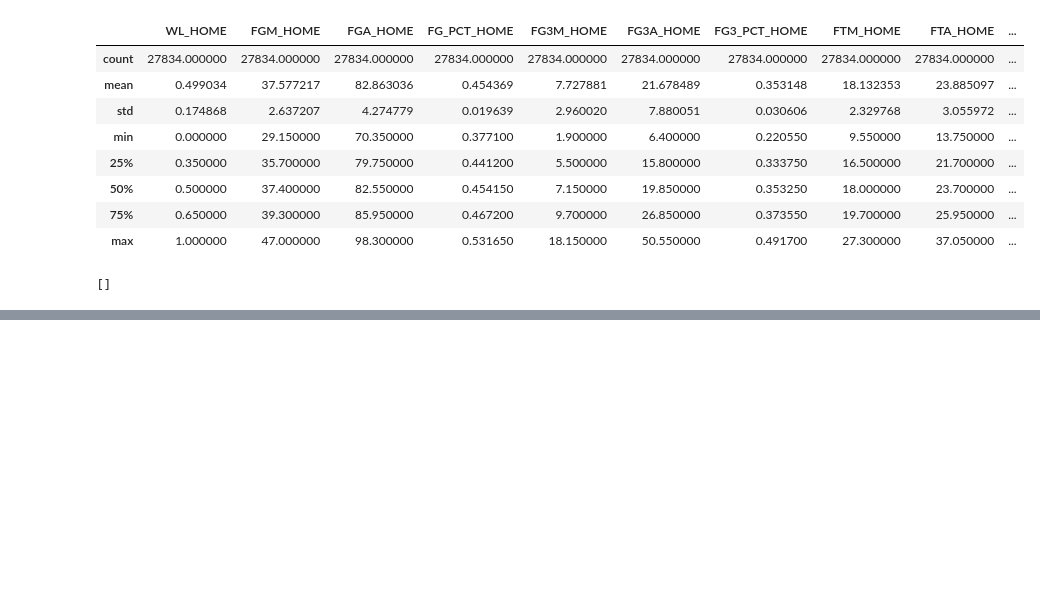
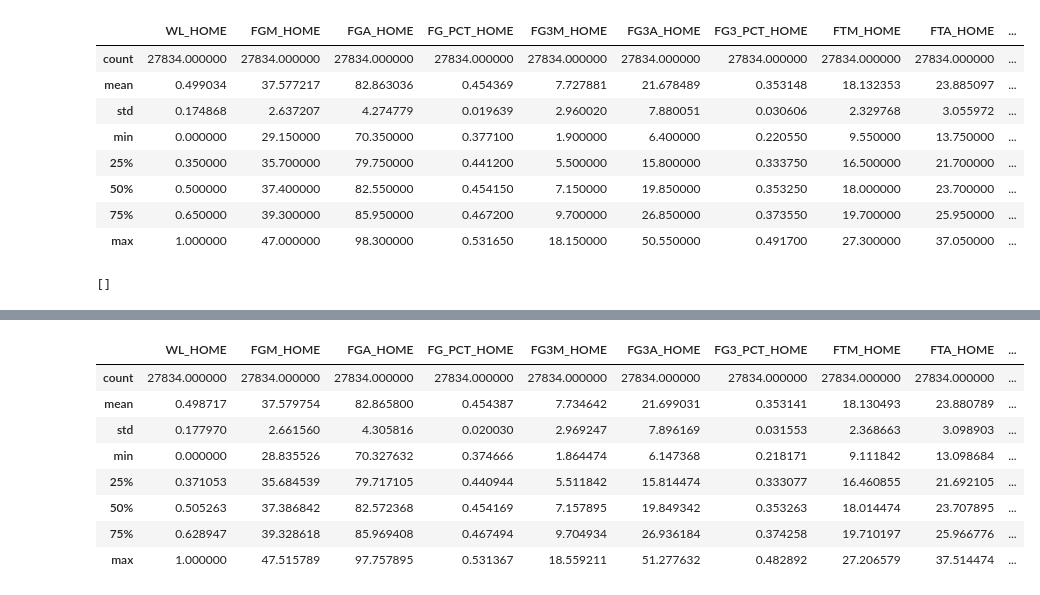
Before and after one commit to jnshzk/nba_beating_the_spread, a Jupyter notebook: data_preprocessing.ipynb, the cells around one changed output, grey strips where cells are left out. Saved outputs shown, nothing was run; the diff lists cells and outputs as text; code cells hidden in the pictures; blank space fills up the shorter version.

Commit message:
added code for weighted average df

```diff
--- a/data_preprocessing.ipynb
+++ b/data_preprocessing.ipynb
@@ -338,3 +338,44 @@ check_missing_vals(moving_average_df)
 []
 # %%
 moving_average_df.to_csv('moving_average_df.csv')
+# %%
+#turn each row's stats into weighted average of last n games
+n = 20
+non_metric_cols = set(['SEASON', 'TEAM_ID_HOME', 'GAME_ID', 'GAME_DATE', 'TEAM_CITY_HOME', 'TEAM_ID_AWAY','TEAM_CITY_AWAY', 'SPREAD'])
+metric_cols = set(team_boxscores_df.columns) - non_metric_cols
+
+weights = np.linspace(1.5, 0.5, n)
+weighted_average_df = pd.DataFrame(columns=team_boxscores_df.columns)
+
+for i, row in tqdm(team_boxscores_df.iterrows()):
+    game_date = row['GAME_DATE']
+    home_team = row['TEAM_ID_HOME']
+    away_team = row['TEAM_ID_AWAY']
+
+    home_team_temp_df = team_boxscores_temp_df[(team_boxscores_temp_df['TEAM_ID']==home_team) &
+                                               (team_boxscores_temp_df['GAME_DATE']<game_date)].copy()
+    away_team_temp_df = team_boxscores_temp_df[(team_boxscores_temp_df['TEAM_ID']==away_team) &
+                                               (team_boxscores_temp_df['GAME_DATE']<game_date)].copy()
+
+    if len(home_team_temp_df)<n or len(away_team_temp_df)<n:
+        continue
+
+    home_team_temp_df.sort_values(by='GAME_DATE', ascending=False, inplace=True)
+    away_team_temp_df.sort_values(by='GAME_DATE', ascending=False, inplace=True)
+
+    home_team_temp_df = home_team_temp_df.iloc[:n].copy()
+    away_team_temp_df = away_team_temp_df.iloc[:n].copy()
+
+    new_row = defaultdict()
+    for col in team_boxscores_df.columns:
+        if col in non_metric_cols:
+            new_row[col] = row[col]
+        elif col[-4:]=='HOME':
+            new_row[col] = np.average(home_team_temp_df[col[:-5]], weights=weights)
+            #new_row[col] = home_team_temp_df[col[:-5]].mean()
+        elif col[-4:]=='AWAY':
+            new_row[col] = np.average(away_team_temp_df[col[:-5]], weights=weights)
+            #new_row[col] = away_team_temp_df[col[:-5]].mean()
+    weighted_average_df = weighted_average_df.append(new_row, ignore_index=True)
+
+weighted_average_df.head()
@@ -340,0 +389,12 @@ moving_average_df.to_csv('moving_average_df.csv')
+# %%
+weighted_average_df.describe()
+# %% [output]
+|  | WL_HOME | FGM_HOME | FGA_HOME | FG_PCT_HOME | FG3M_HOME | FG3A_HOME | FG3_PCT_HOME | FTM_HOME | FTA_HOME | ... |
+| count | 27834.000000 | 27834.000000 | 27834.000000 | 27834.000000 | 27834.000000 | 27834.000000 | 27834.000000 | 27834.000000 | 27834.000000 | ... |
+| mean | 0.498717 | 37.579754 | 82.865800 | 0.454387 | 7.734642 | 21.699031 | 0.353141 | 18.130493 | 23.880789 | ... |
+| std | 0.177970 | 2.661560 | 4.305816 | 0.020030 | 2.969247 | 7.896169 | 0.031553 | 2.368663 | 3.098903 | ... |
+| min | 0.000000 | 28.835526 | 70.327632 | 0.374666 | 1.864474 | 6.147368 | 0.218171 | 9.111842 | 13.098684 | ... |
+| 25% | 0.371053 | 35.684539 | 79.717105 | 0.440944 | 5.511842 | 15.814474 | 0.333077 | 16.460855 | 21.692105 | ... |
+| 50% | 0.505263 | 37.386842 | 82.572368 | 0.454169 | 7.157895 | 19.849342 | 0.353263 | 18.014474 | 23.707895 | ... |
+| 75% | 0.628947 | 39.328618 | 85.969408 | 0.467494 | 9.704934 | 26.936184 | 0.374258 | 19.710197 | 25.966776 | ... |
+| max | 1.000000 | 47.515789 | 97.757895 | 0.531367 | 18.559211 | 51.277632 | 0.482892 | 27.206579 | 37.514474 | ... |
```
Also changed, not shown: parts of 2 cells of this notebook.
